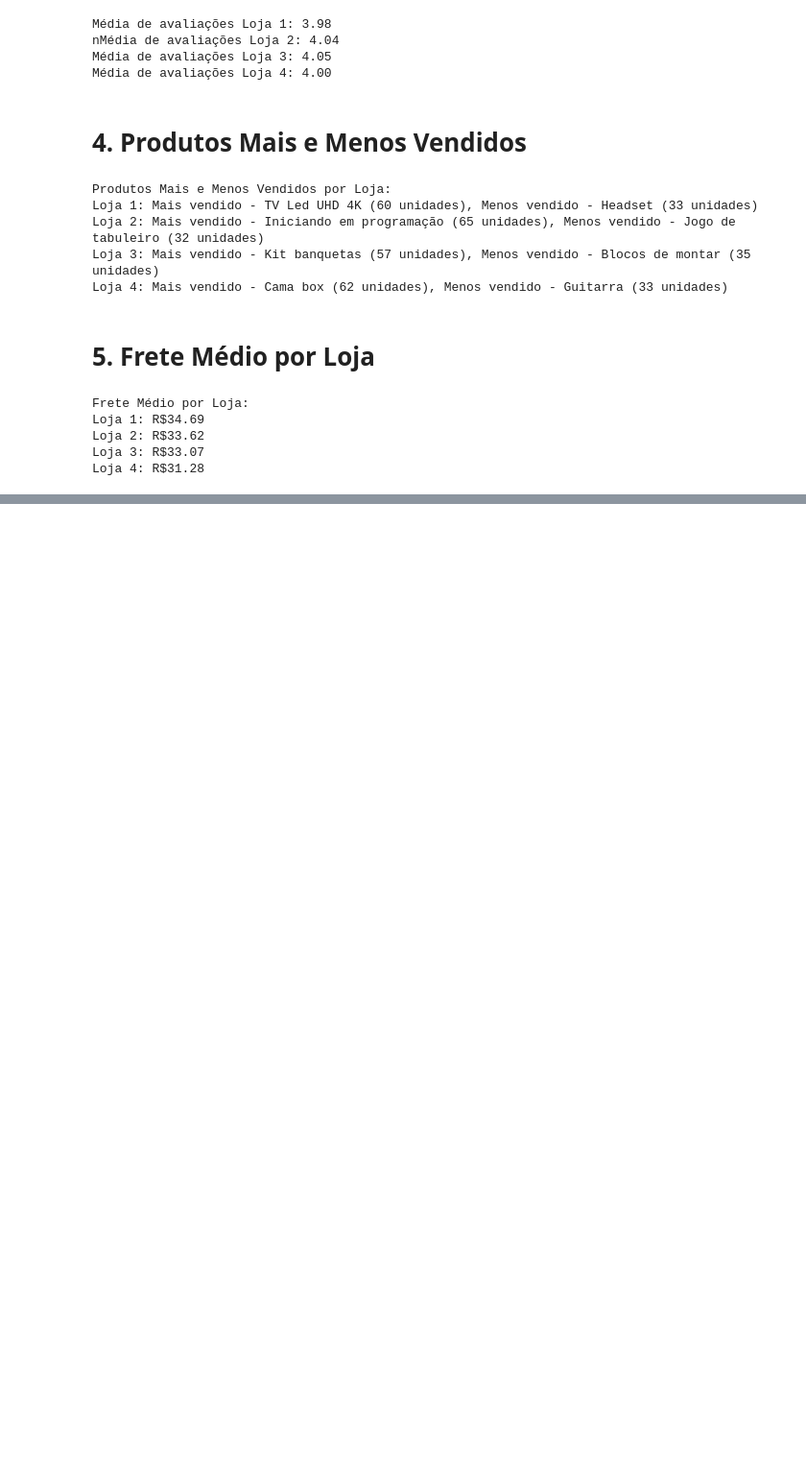
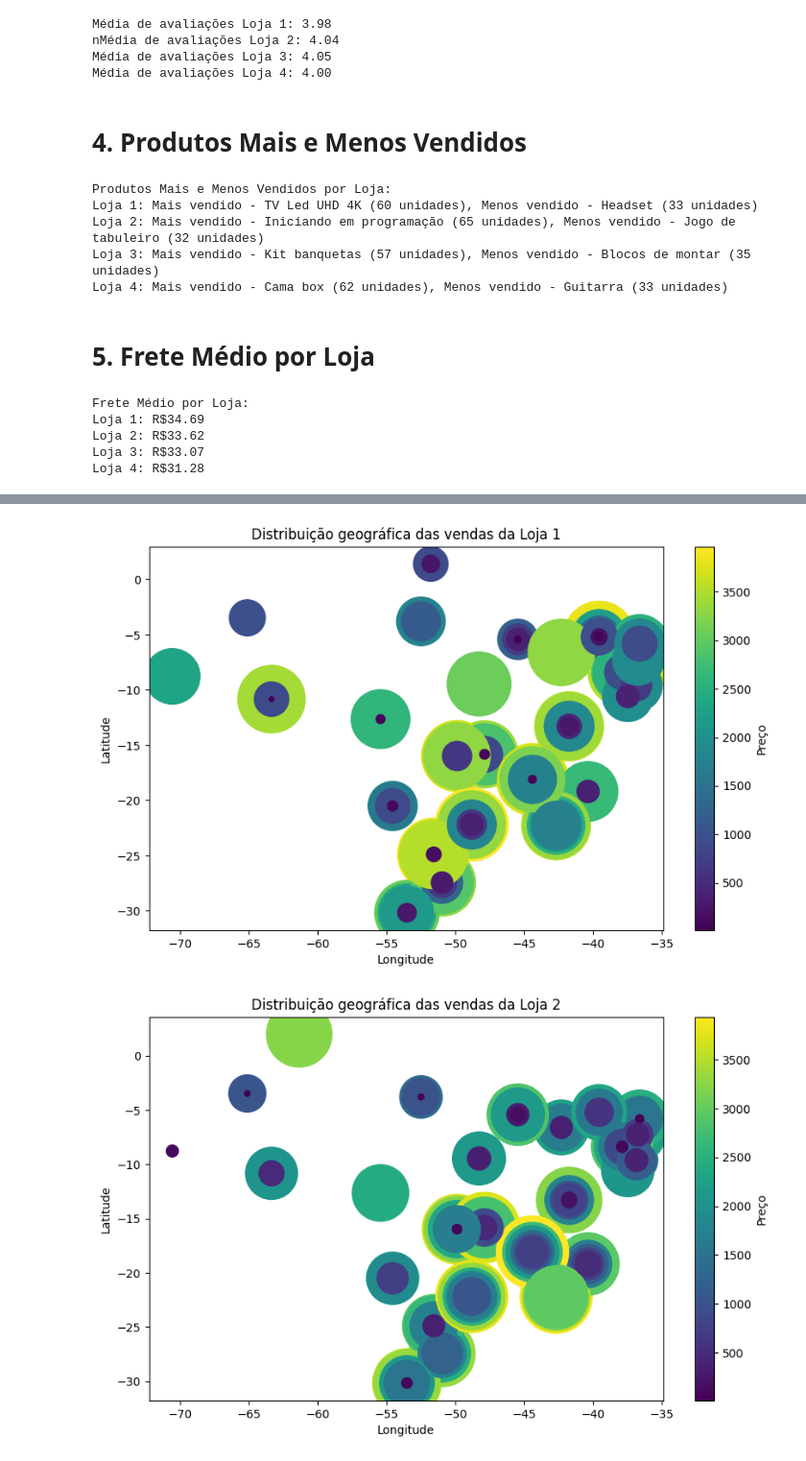
Before and after one commit to Leandropignataro/amigosecreto, a Jupyter notebook: Cópia_de_AluraStoreBr.ipynb, the cells around one changed output, grey strips where cells are left out. Shown at 96% size. Drawn from its saved outputs; the diff is of its cells as text; code cells hidden in the pictures; blank space fills up the shorter version.

```diff
--- a/Cópia_de_AluraStoreBr.ipynb
+++ b/Cópia_de_AluraStoreBr.ipynb
@@ -155,0 +230,30 @@ Loja 4: R$31.28
+# %%
+# prompt: Utilize os dados de latitude (lat) e longitude (lon) para mapear as vendas das lojas e analisar a distribuição geográfica dos produtos vendidos.
+# Gere gráficos de dispersão para visualizar os dados e identificar áreas com maior concentração de vendas.
+
+# Import necessary libraries if not already imported
+import pandas as pd
+import matplotlib.pyplot as plt
+
+# Assuming your dataframe is named 'loja' (or similar for other stores)
+# and it contains 'lat' and 'lon' columns representing latitude and longitude
+
+# Function to create scatter plot for sales distribution
+def plot_sales_distribution(df, title):
+    plt.figure(figsize=(10, 6))
+    plt.scatter(df['lon'], df['lat'], s=df['Preço'], c=df['Preço'], cmap='viridis')  # Use 'Preço' for size and color
+    plt.xlabel("Longitude")
+    plt.ylabel("Latitude")
+    plt.title(title)
+    plt.colorbar(label='Preço') # Add a colorbar to show the price scale
+    plt.show()
+
+
+# Example usage (replace with your dataframe)
+plot_sales_distribution(loja, 'Distribuição geográfica das vendas da Loja 1')
+plot_sales_distribution(loja2, 'Distribuição geográfica das vendas da Loja 2')
+plot_sales_distribution(loja3, 'Distribuição geográfica das vendas da Loja 3')
+plot_sales_distribution(loja4, 'Distribuição geográfica das vendas da Loja 4')
+# %% [output]
+[figure, added]
+[figure, added]
```
Also changed, not shown: parts of 6 cells of this notebook.
